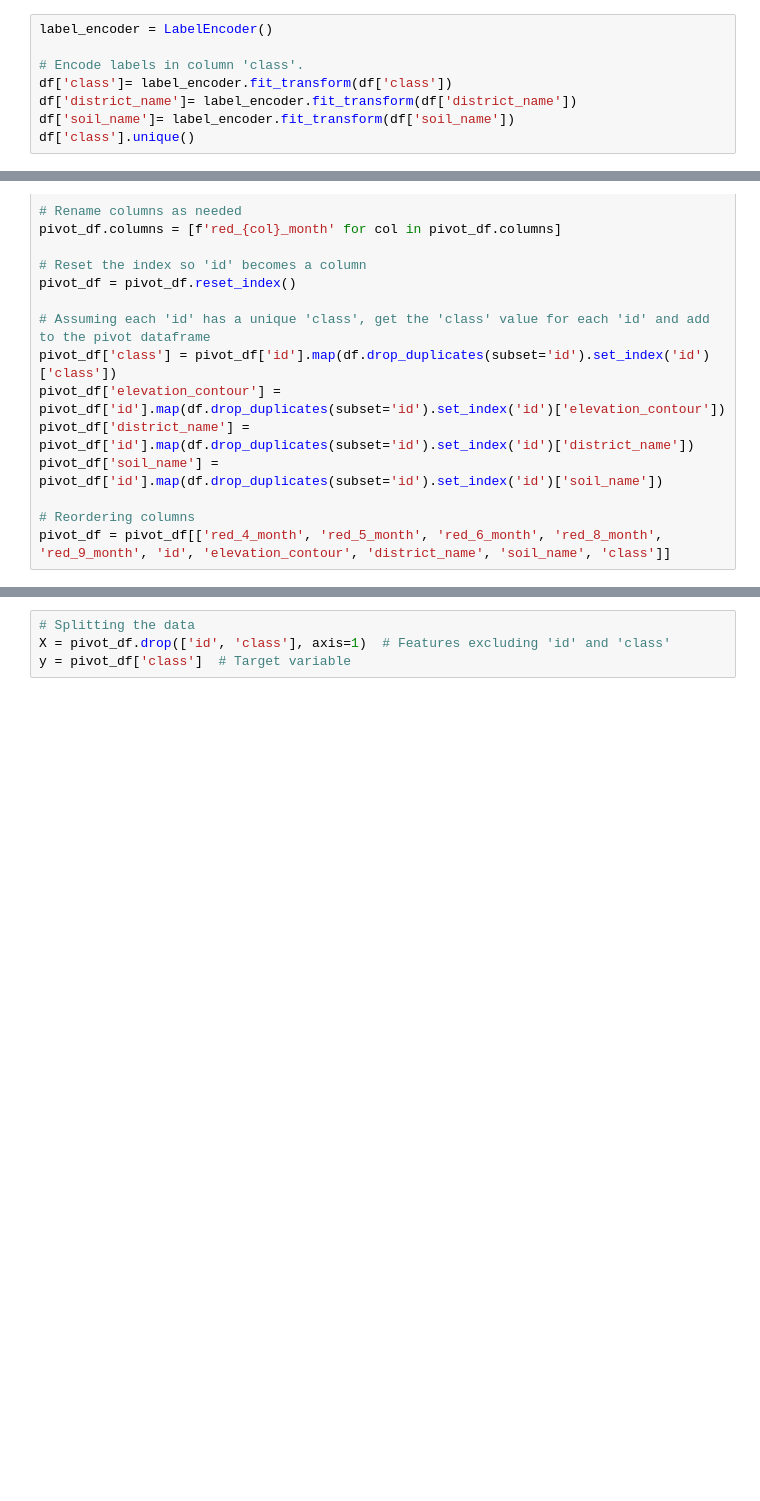
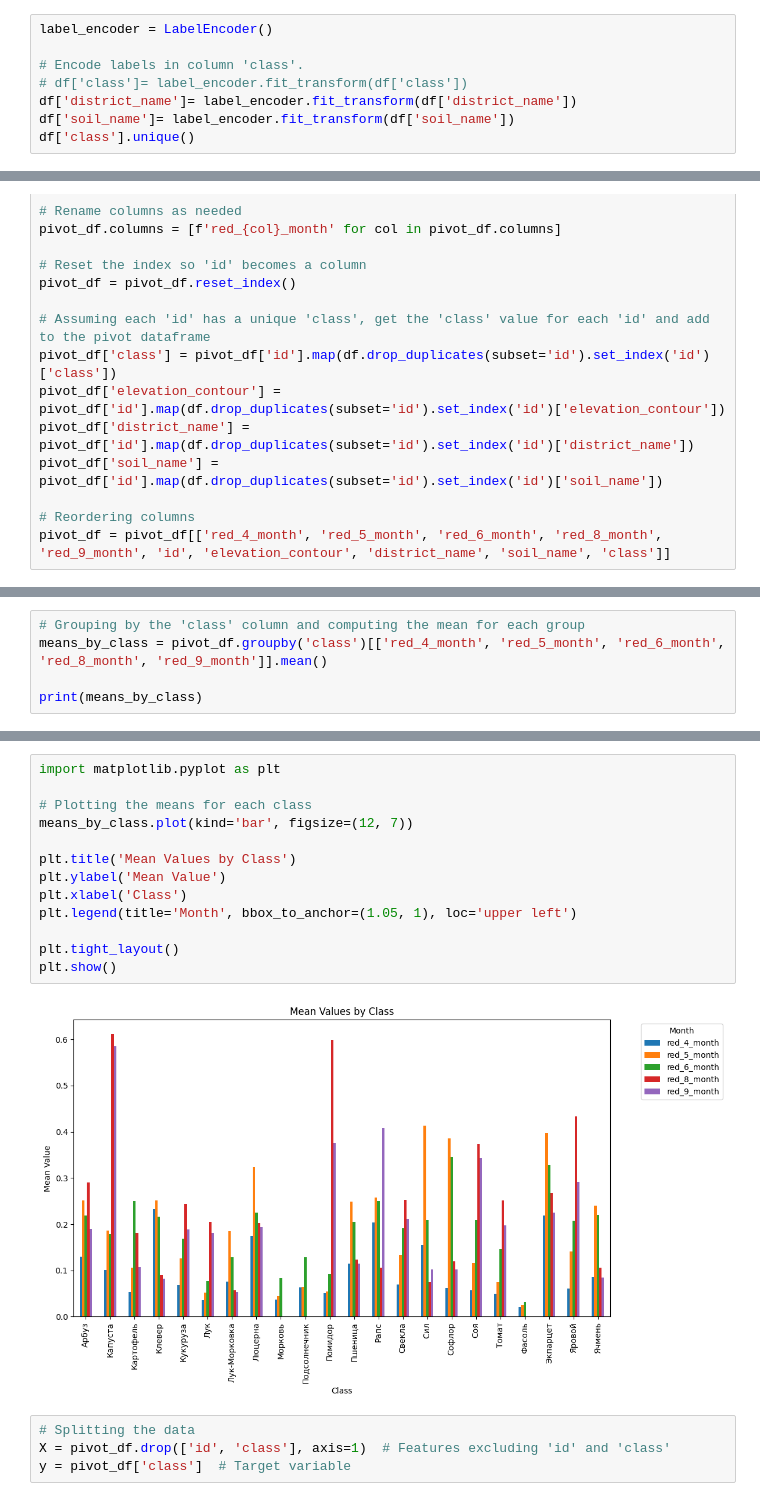
Before and after one commit to PetaBytePro/culture_agromap_DS, a Jupyter notebook: Random_forest.ipynb, the cells around one changed output, grey strips where cells are left out. Drawn from its saved outputs; the diff is of its cells as text; blank space fills up the shorter version.

```diff
--- a/Random_forest.ipynb
+++ b/Random_forest.ipynb
@@ -46,7 +46,7 @@ df['date'] = pd.to_datetime(df['date'])
 label_encoder = LabelEncoder()
 
 # Encode labels in column 'class'.
-df['class']= label_encoder.fit_transform(df['class'])
+# df['class']= label_encoder.fit_transform(df['class'])
 df['district_name']= label_encoder.fit_transform(df['district_name'])
 df['soil_name']= label_encoder.fit_transform(df['soil_name'])
 df['class'].unique()
@@ -87,0 +129,5 @@ pivot_df = pivot_df[['red_4_month', 'red_5_month', 'red_6_month', 'red_8_month',
+# %%
+# Grouping by the 'class' column and computing the mean for each group
+means_by_class = pivot_df.groupby('class')[['red_4_month', 'red_5_month', 'red_6_month', 'red_8_month', 'red_9_month']].mean()
+
+print(means_by_class)
@@ -88,3 +152,18 @@ pivot_df = pivot_df[['red_4_month', 'red_5_month', 'red_6_month', 'red_8_month',
+# %%
+import matplotlib.pyplot as plt
+
+# Plotting the means for each class
+means_by_class.plot(kind='bar', figsize=(12, 7))
+
+plt.title('Mean Values by Class')
+plt.ylabel('Mean Value')
+plt.xlabel('Class')
+plt.legend(title='Month', bbox_to_anchor=(1.05, 1), loc='upper left')
+
+plt.tight_layout()
+plt.show()
+# %% [output]
+[figure, added]
 # %%
 # Splitting the data
 X = pivot_df.drop(['id', 'class'], axis=1)  # Features excluding 'id' and 'class'
```
Also changed, not shown: parts of 10 cells of this notebook, 3 other files.
